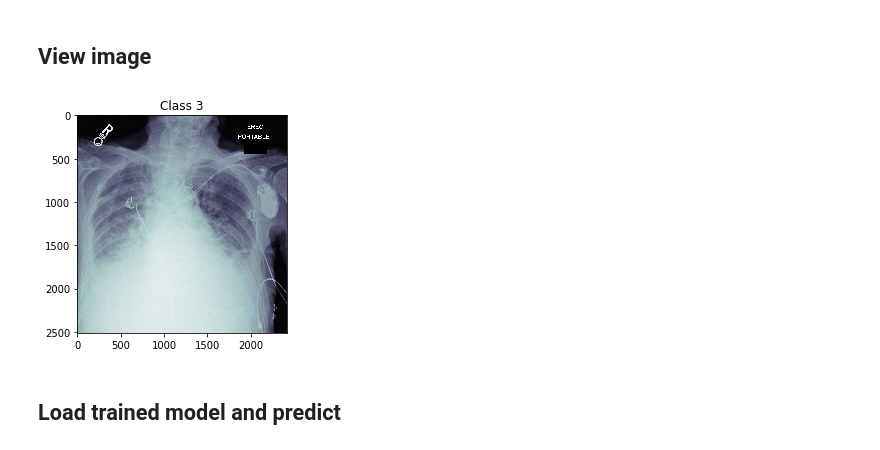
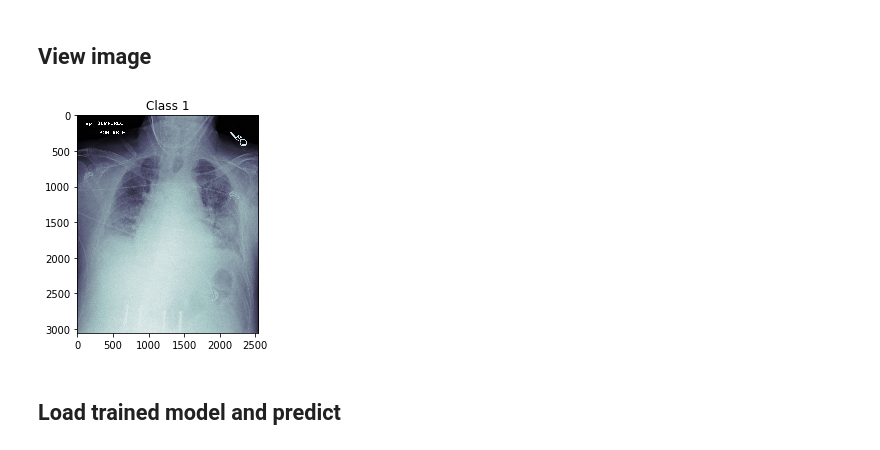
Before and after one commit to grace-lam/nn-visualization, a Jupyter notebook: code/grad_cam.ipynb, the cells around one changed output. Saved outputs shown, nothing was run; the diff lists cells and outputs as text; code cells hidden in the pictures.

```diff
--- a/code/grad_cam.ipynb
+++ b/code/grad_cam.ipynb
@@ -15,8 +16,4 @@ def load_image(file_path):
 
 def show_image(img, title=''):
     plt.title(title)
-    plt.imshow(img.pixel_array, cmap=plt.cm.bone)
-
-def show_grayscale_image(img, title=''):
-    plt.title(title)
-    plt.imshow(img, cmap=plt.cm.gray, vmin=0, vmax=1)
+    plt.imshow(img, cmap=plt.cm.bone)
@@ -55,10 +116,18 @@ img_to_feed = np.expand_dims(np.load(input_images[image_class]), 2)
+# %%
+image_class = 1
+img = input_images[image_class]
+if isinstance(img, str):
+    img = np.load(img)
+img_to_feed = np.expand_dims(img, 2)
 # %% [markdown]
 ## View image
 # %%
-img_to_view = load_image(view_images[image_class])
+img_to_view = view_images[image_class]
+if isinstance(img_to_view, str):
+    img_to_view = load_image(img_to_view).pixel_array
 show_image(img_to_view, "Class " + str(image_class))
 # %% [output]
-[figure, old version]
+[figure, new version]
 # %% [markdown]
 ## Load trained model and predict
 # %%
```
Also changed, not shown: parts of 47 cells of this notebook.
